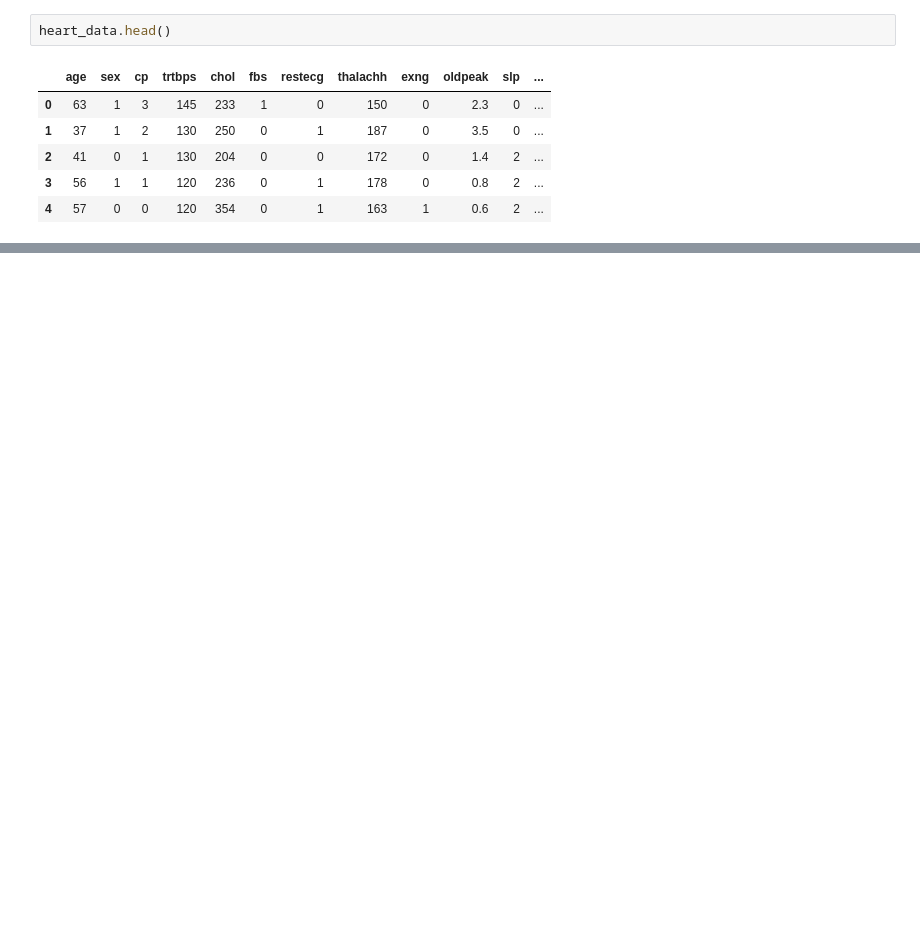
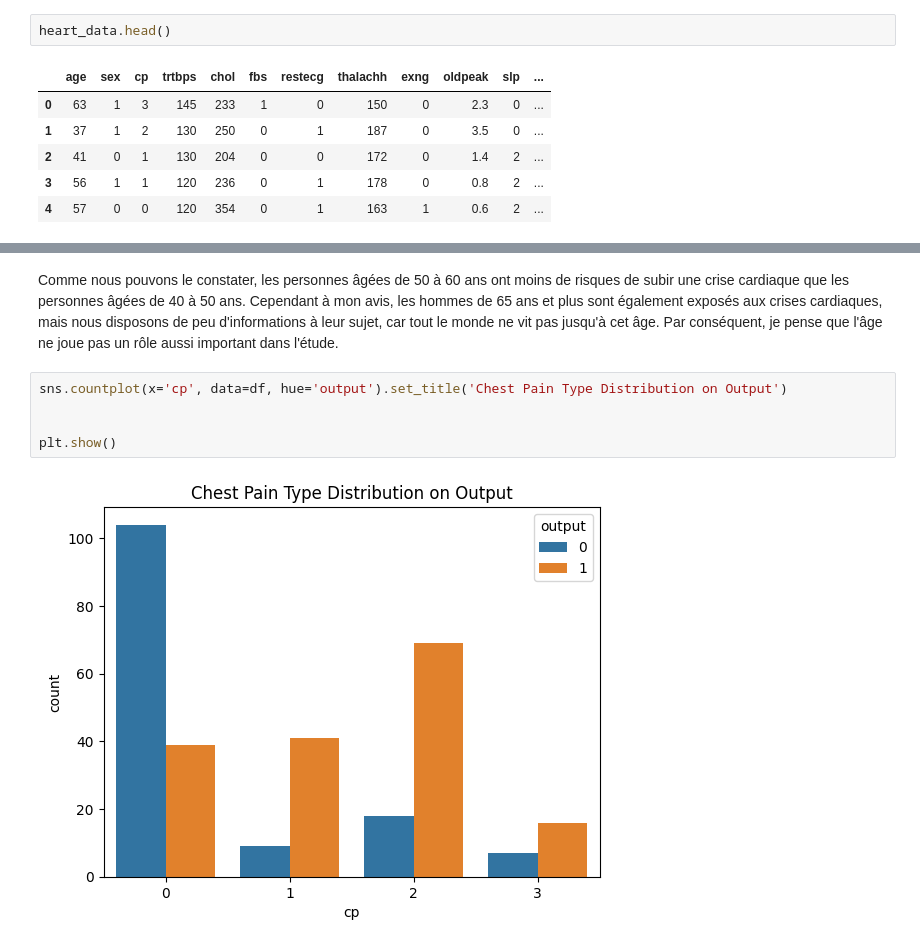
Before and after one commit to ErtKid/Projet-Pr-diction-des-crises-cardiaques, a Jupyter notebook: Projet_Prédiction_des_crises_cardiaques.ipynb, the cells around one changed output, grey strips where cells are left out. Cells and saved outputs as stored; diff of their text form; blank space fills up the shorter version.

```diff
--- a/Projet_Prédiction_des_crises_cardiaques.ipynb
+++ b/Projet_Prédiction_des_crises_cardiaques.ipynb
@@ -70,0 +75,9 @@ cible :
+# %% [markdown]
+Comme nous pouvons le constater, les personnes âgées de 50 à 60 ans ont moins de risques de subir une crise cardiaque que les personnes âgées de 40 à 50 ans. Cependant à mon avis, les hommes de 65 ans et plus sont également exposés aux crises cardiaques, mais nous disposons de peu d'informations à leur sujet, car tout le monde ne vit pas jusqu'à cet âge. Par conséquent, je pense que l'âge ne joue pas un rôle aussi important dans l'étude.
+# %%
+sns.countplot(x='cp', data=df, hue='output').set_title('Chest Pain Type Distribution on Output')
+
+
+plt.show()
+# %% [output]
+[figure, added]
```
Also changed, not shown: parts of 8 cells of this notebook.
